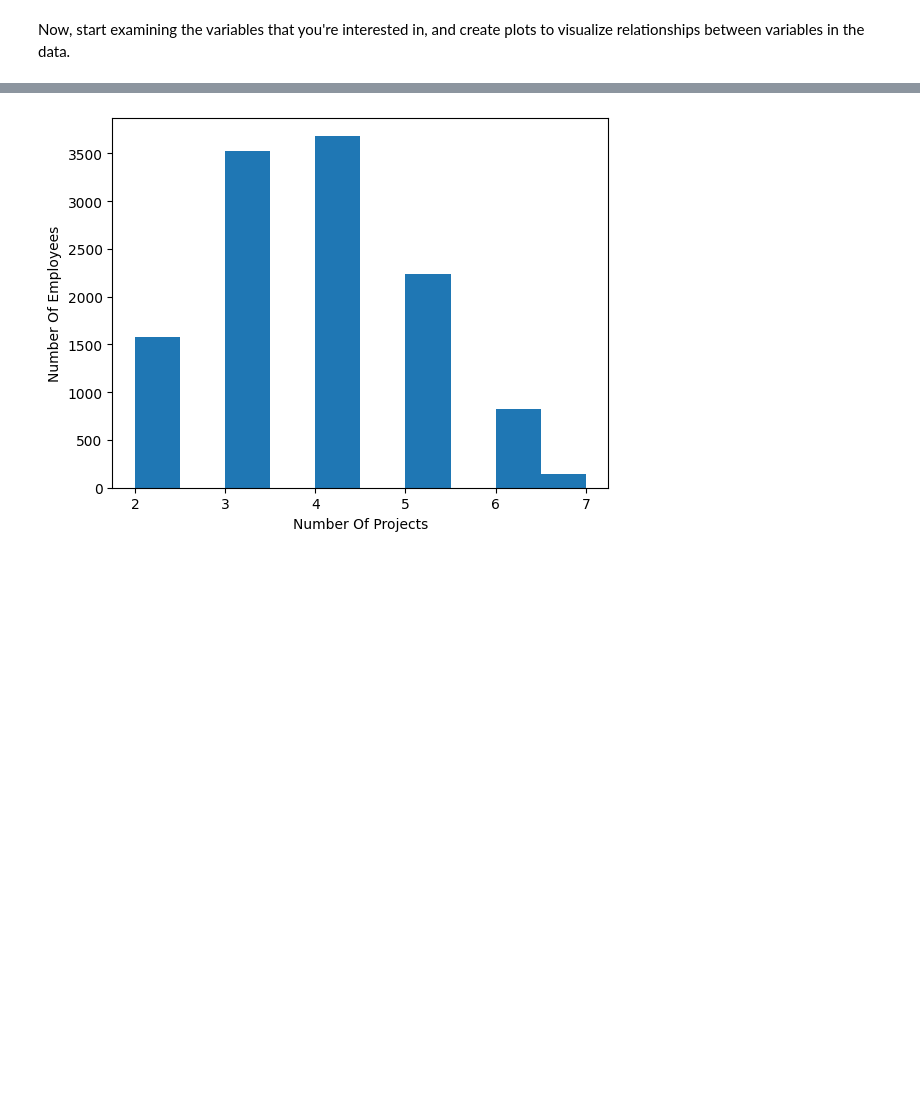
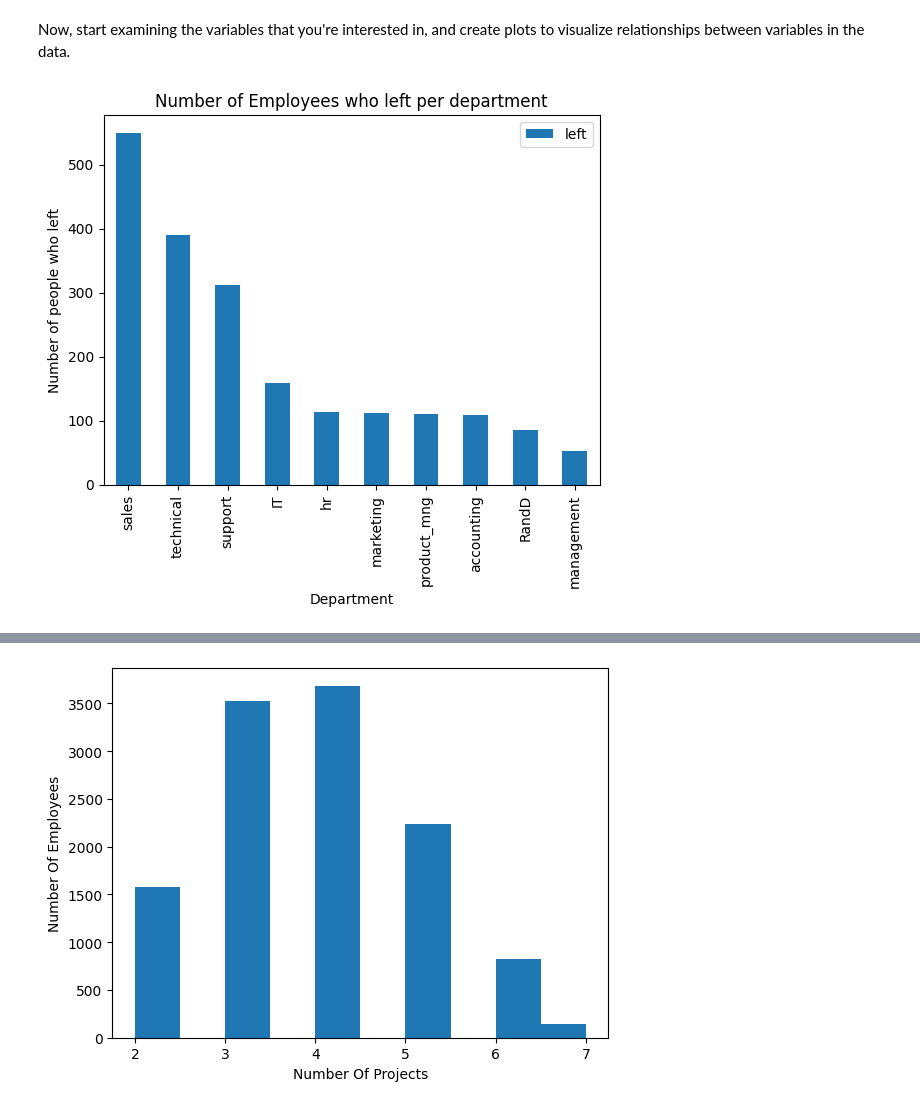
Before and after one commit to CherutoSharleen/Data-Science-2, a Jupyter notebook: Assignment/Assignment-6/Assignment6_Activity.ipynb, the cells around one changed output, grey strips where cells are left out. Saved outputs shown, nothing was run; the diff lists cells and outputs as text; code cells hidden in the pictures; blank space fills up the shorter version.

```diff
--- a/Assignment/Assignment-6/Assignment6_Activity.ipynb
+++ b/Assignment/Assignment-6/Assignment6_Activity.ipynb
@@ -302,0 +384,5 @@ Certain types of models are more sensitive to outliers than others. When you get
+# %%
+#people in the sales department left the most
+# The number of people who left per department
+department_left = hr_dataset.groupby('department')['left'].sum().sort_values(ascending=False)
+department_left
@@ -319,3 +425,15 @@ hr_dataset['department'].shape
 ### Data visualizations
 # %% [markdown]
 Now, start examining the variables that you're interested in, and create plots to visualize relationships between variables in the data.
+# %%
+# bar chart: employee and retention
+# salary, department
+
+department_left.plot(kind='bar',title='Number of Employees who left per department')
+plt.xlabel('Department')
+plt.ylabel('Number of people who left')
+plt.legend()
+
+plt.show()
+# %% [output]
+[figure, added]
```
Also changed, not shown: parts of 23 cells of this notebook.
